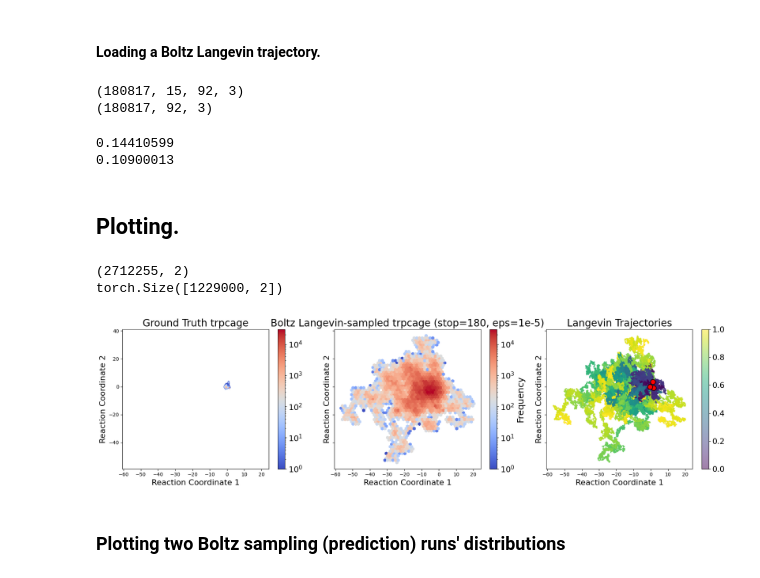
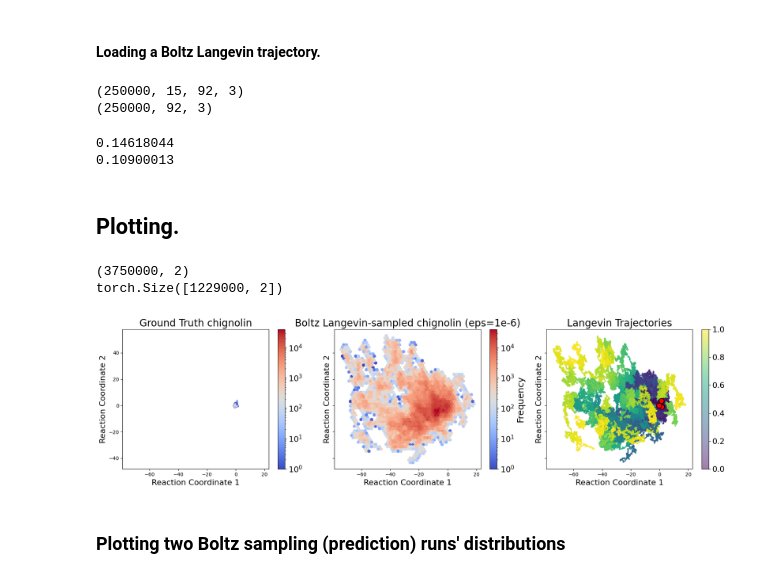
Before and after one commit to EthanZ0524/boltz-likelihoods, a Jupyter notebook: notebooks/tica.ipynb, the cells around one changed output. Cells and saved outputs as stored; diff of their text form; code cells hidden in the pictures.

```diff
--- a/notebooks/tica.ipynb
+++ b/notebooks/tica.ipynb
@@ -115,7 +115,7 @@ with h5py.File(GT_TRAJ_PATH, 'r') as file:
 # %% [markdown]
 #### Loading a Boltz Langevin trajectory.
 # %%
-LANGEVIN_OUT = '/home/ethanz/boltz-likelihoods/predictions/boltz_results_chignolin_multistate/trajectories/chignolin/traj_and_scores.h5'
+LANGEVIN_OUT = '/home/ethanz/boltz-likelihoods/predictions/boltz_results_chignolin_multistate_1e-6/trajectories/chignolin/traj_and_scores.h5'
 boltz_top_file = '/home/ethanz/boltz-likelihoods/predictions/boltz_results_chignolin_stop180_leps1e-5_noisescale1.0/predictions/chignolin/chignolin_model_0.pdb'
 
 final_trajs = []
@@ -135,19 +135,19 @@ with h5py.File(LANGEVIN_OUT, 'r') as file:
         )
         final_trajs.append(md_traj)
 # %% [output]
-(180817, 15, 92, 3)
-(180817, 92, 3)
+(250000, 15, 92, 3)
+(250000, 92, 3)
 # %%
 # Gut-checking conversions.
 print(np.linalg.norm(final_trajs[0].xyz[0][0] - final_trajs[0].xyz[0][1]))
 print(np.linalg.norm(gt_trajectory.xyz[0][0] - gt_trajectory.xyz[0][1]))
 # %% [output]
-0.14410599
+0.14618044
 0.10900013
 # %% [markdown]
 ## Plotting.
 # %%
-FIG_SAVE_PATH = '/home/ethanz/figs/chignolin_multistate.jpg'
+FIG_SAVE_PATH = '/home/ethanz/figs/chignolin_multistate_leps1e-6.jpg'
 
 boltz_rcs = []
 for traj in final_trajs:
@@ -172,12 +172,12 @@ print(gt_rcs.shape)
 fig, ax = plt.subplots(1,3, figsize=(18, 5), sharex=True, sharey=True)
 
 hb = ax[0].hexbin(gt_rcs[:,0], gt_rcs[:,1], gridsize=50, cmap='coolwarm', norm=mcolors.LogNorm())
-ax[0].set_title("Ground Truth trpcage", fontsize=20)
+ax[0].set_title("Ground Truth chignolin", fontsize=20)
 ax[0].set_xlabel("Reaction Coordinate 1", fontsize=16)
 ax[0].set_ylabel("Reaction Coordinate 2", fontsize=16)
 
 hb = ax[1].hexbin(boltz_rcs_concatenated[:,0], boltz_rcs_concatenated[:,1], gridsize=50, cmap='coolwarm', norm=mcolors.LogNorm())
-ax[1].set_title("Boltz Langevin-sampled trpcage (stop=180, eps=1e-5)", fontsize=20)
+ax[1].set_title("Boltz Langevin-sampled chignolin (eps=1e-6)", fontsize=20)
 ax[1].set_xlabel("Reaction Coordinate 1", fontsize=16)
 ax[1].set_ylabel("Reaction Coordinate 2", fontsize=16)
 
@@ -200,36 +200,36 @@ for rc in boltz_rcs:
     lc.set_array(np.linspace(0, 1, len(x)-1))
     ax[2].add_collection(lc)
 
     ax[2].scatter(
         x[0], y[0],
         color='red',
         s=100,
         marker='o',
         edgecolor='black',
         zorder=5,
         label='Start'
     )
 
 ax[2].set_title('Langevin Trajectories', fontsize=20)
 ax[2].set_xlabel('Reaction Coordinate 1', fontsize=16)
 ax[2].set_ylabel('Reaction Coordinate 2', fontsize=16)
 
 # Add colorbars to all axes.
 cb = fig.colorbar(hb, ax=ax[0])
 cb.ax.tick_params(labelsize=16)
 cb = fig.colorbar(hb, ax=ax[1])
 cb.ax.tick_params(labelsize=16)
 cb.set_label('Frequency', fontsize=18)
 cb = fig.colorbar(lc, ax=ax[2])
 cb.ax.tick_params(labelsize=16)
 
-# plt.savefig(FIG_SAVE_PATH)
+plt.savefig(FIG_SAVE_PATH)
 plt.tight_layout()
 plt.show()
 # %% [output]
-(2712255, 2)
+(3750000, 2)
 torch.Size([1229000, 2])
-[figure, old version]
+[figure, new version]
 # %% [markdown]
 ### Plotting two Boltz sampling (prediction) runs' distributions
 # %%
```
Also changed, not shown: parts of 1 cell of this notebook, 7 other files.
